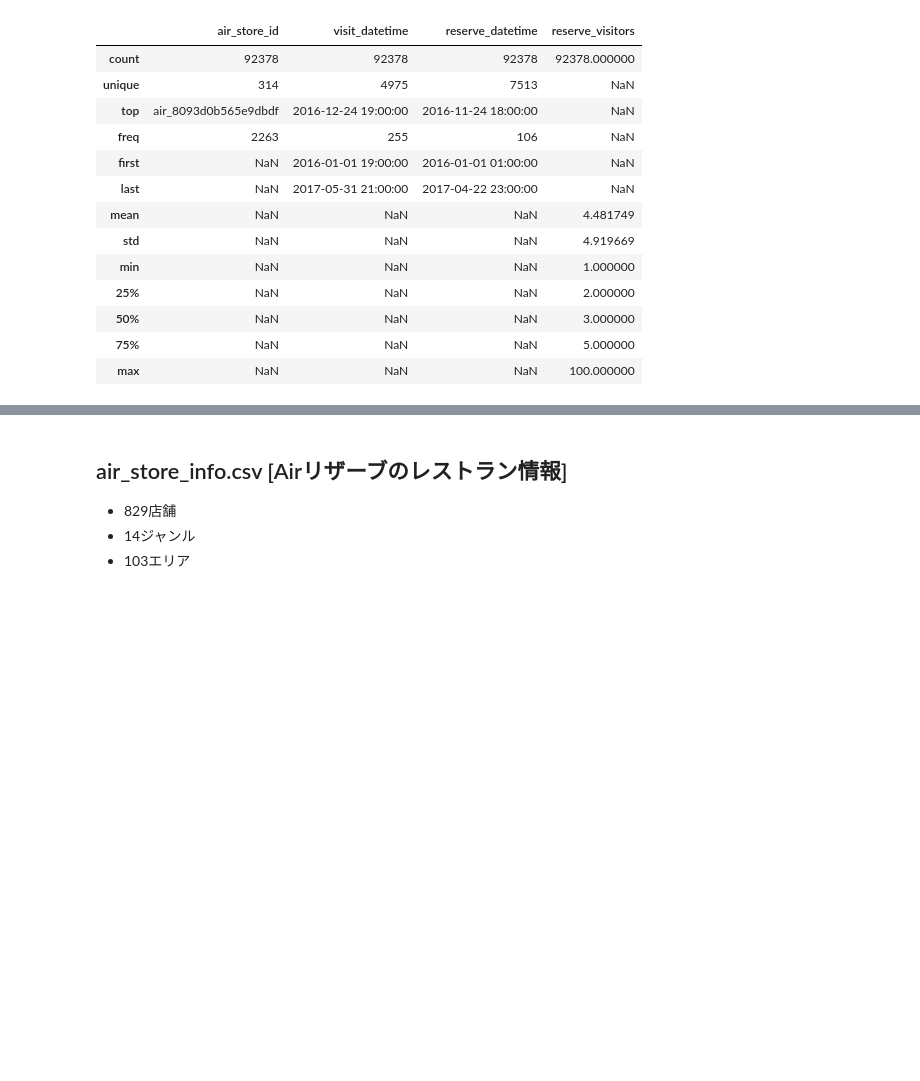
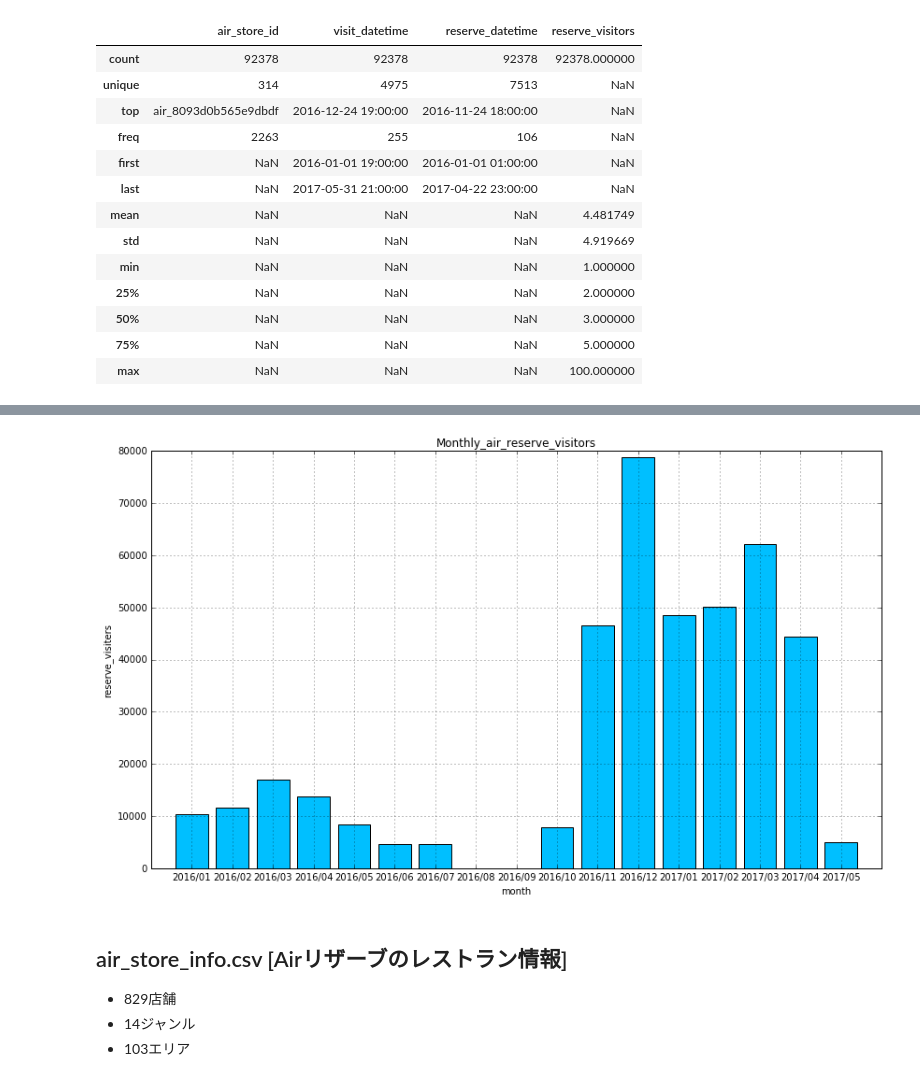
Before and after one commit to selectfromwhere/Restaurant_Visitor_Forecasting, a Jupyter notebook: check_data.ipynb, the cells around one changed output, grey strips where cells are left out. Cells and saved outputs as stored; diff of their text form; code cells hidden in the pictures; blank space fills up the shorter version.

```diff
--- a/check_data.ipynb
+++ b/check_data.ipynb
@@ -92,3 +92,11 @@ df1.describe(include='all')
 | 50% | NaN | NaN | NaN | 3.000000 |
 | 75% | NaN | NaN | NaN | 5.000000 |
 | max | NaN | NaN | NaN | 100.000000 |
+# %%
+#  予約データを月次に加工
+df1_monthly = df1.copy()
+df1_monthly['visit_datetime'] = df1_monthly.visit_datetime.map(lambda x: x.strftime('%Y/%m'))
+drop_col = ['air_store_id','reserve_datetime']
+df1_monthly = df1_monthly.rename(columns={'visit_datetime': 'visit_month'}).drop(drop_col,axis=1)
+df1_monthly = df1_monthly.groupby(['visit_month'])['reserve_visitors'].sum().reset_index()
+df1_monthly
@@ -95,3 +122,12 @@ df1.describe(include='all')
+# %%
+plt.figure(figsize=(14, 8))
+plt.bar(np.arange(1,18), df1_monthly.reserve_visitors.as_matrix(), tick_label=df1_monthly.visit_month, align="center", color='deepskyblue')
+plt.title("Monthly_air_reserve_visitors")
+plt.xlabel("month")
+plt.ylabel("reserve_visiters")
+plt.grid(True)
+# %% [output]
+[figure, added]
 # %% [markdown]
 
 ## air_store_info.csv [Airリザーブのレストラン情報]
```
Also changed, not shown: parts of 11 cells of this notebook.
